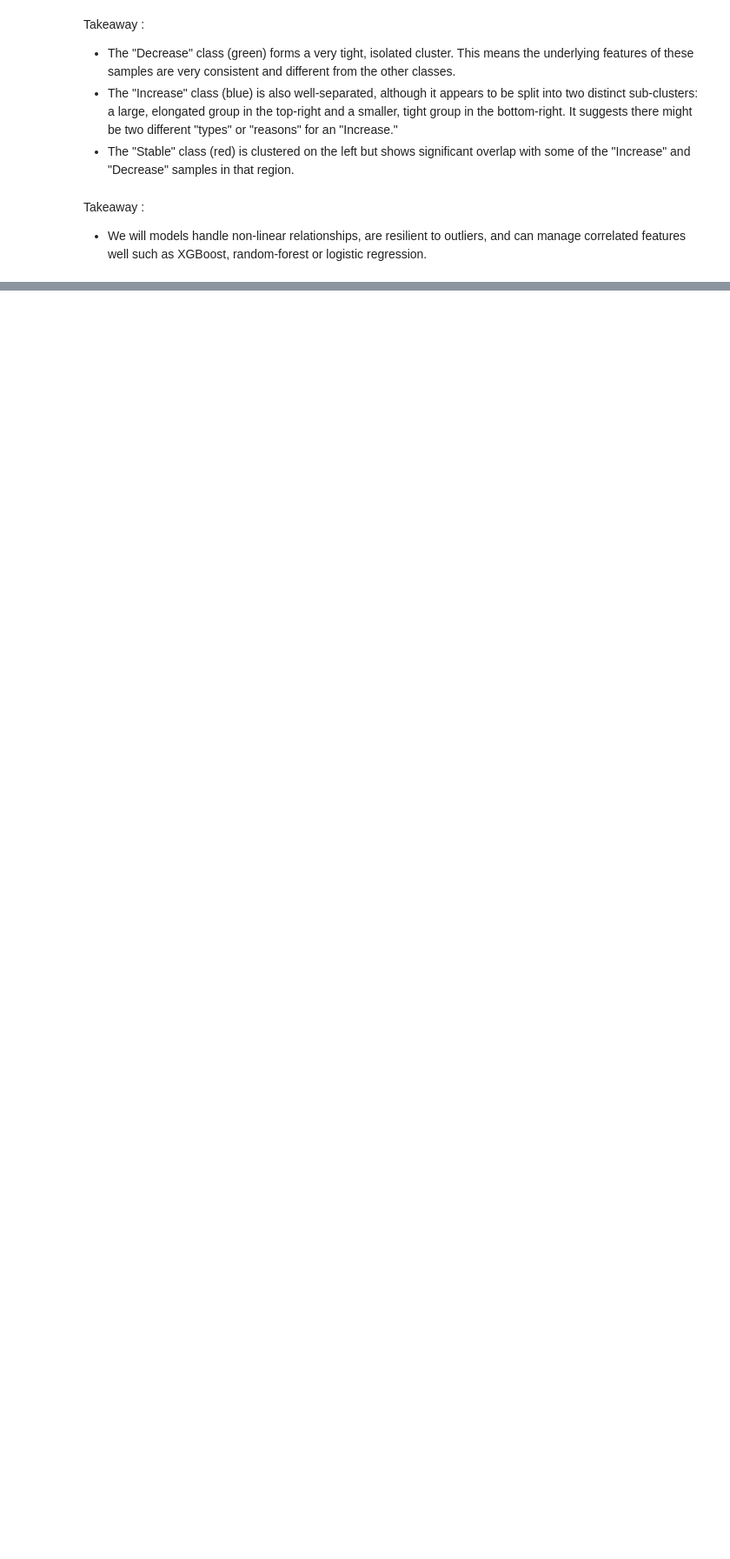
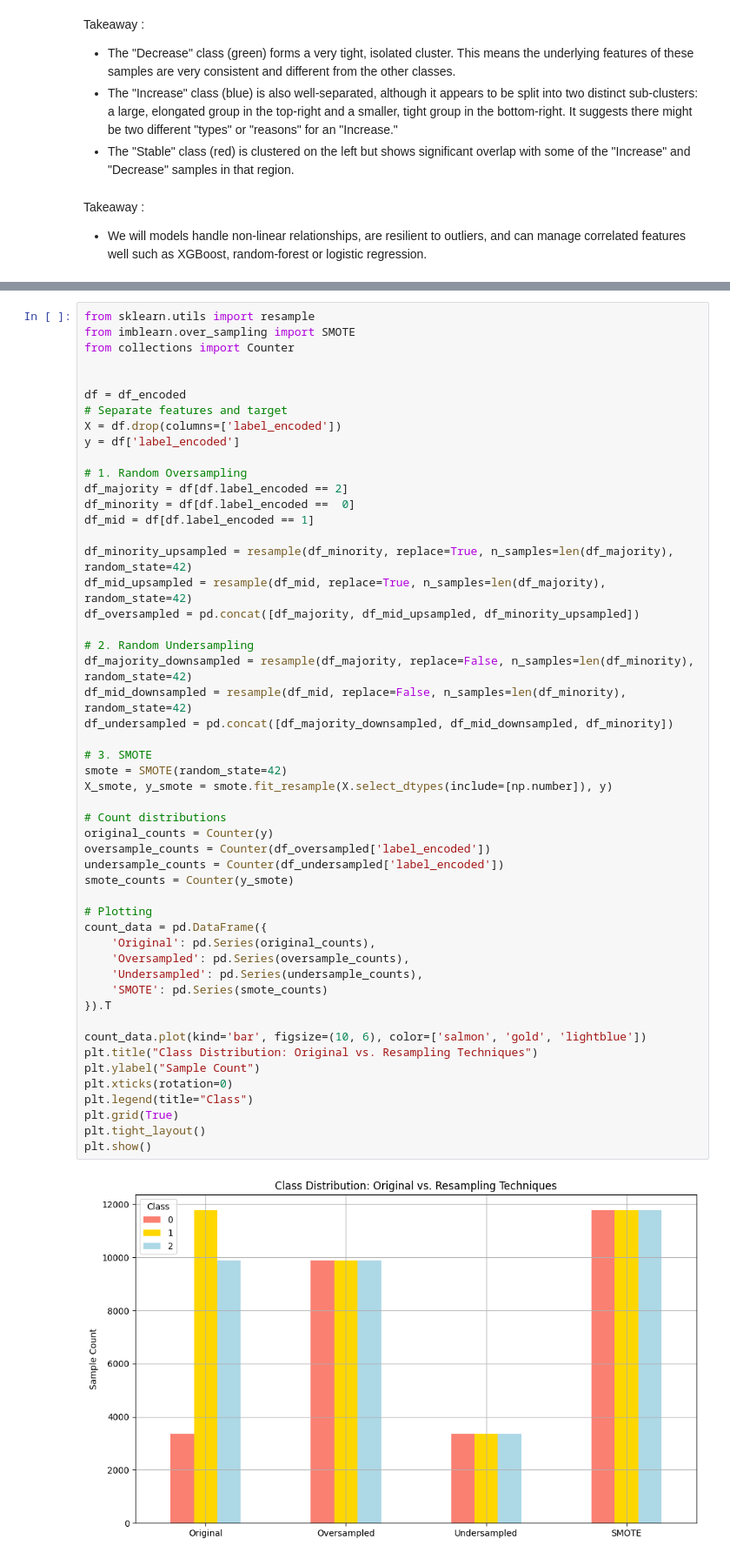
Before and after one commit to AdityaUnal/CreditStore, a Jupyter notebook: classification.ipynb, the cells around one changed output, grey strips where cells are left out. Shown at 87% size. Cells and saved outputs as stored; diff of their text form; blank space fills up the shorter version.

```diff
--- a/classification.ipynb
+++ b/classification.ipynb
@@ -167,0 +206,53 @@ plt.show()
+# %%
+from sklearn.utils import resample
+from imblearn.over_sampling import SMOTE
+from collections import Counter
+
+
+df = df_encoded
+# Separate features and target
+X = df.drop(columns=['label_encoded'])
+y = df['label_encoded']
+
+# 1. Random Oversampling
+df_majority = df[df.label_encoded == 2]
+df_minority = df[df.label_encoded ==  0]
+df_mid = df[df.label_encoded == 1]
+
+df_minority_upsampled = resample(df_minority, replace=True, n_samples=len(df_majority), random_state=42)
+df_mid_upsampled = resample(df_mid, replace=True, n_samples=len(df_majority), random_state=42)
+df_oversampled = pd.concat([df_majority, df_mid_upsampled, df_minority_upsampled])
+
+# 2. Random Undersampling
+df_majority_downsampled = resample(df_majority, replace=False, n_samples=len(df_minority), random_state=42)
+df_mid_downsampled = resample(df_mid, replace=False, n_samples=len(df_minority), random_state=42)
+df_undersampled = pd.concat([df_majority_downsampled, df_mid_downsampled, df_minority])
+
+# 3. SMOTE
+smote = SMOTE(random_state=42)
+X_smote, y_smote = smote.fit_resample(X.select_dtypes(include=[np.number]), y)
+
+# Count distributions
+original_counts = Counter(y)
+oversample_counts = Counter(df_oversampled['label_encoded'])
+undersample_counts = Counter(df_undersampled['label_encoded'])
+smote_counts = Counter(y_smote)
+
+# Plotting
+count_data = pd.DataFrame({
+    'Original': pd.Series(original_counts),
+    'Oversampled': pd.Series(oversample_counts),
+    'Undersampled': pd.Series(undersample_counts),
+    'SMOTE': pd.Series(smote_counts)
+}).T
+
+count_data.plot(kind='bar', figsize=(10, 6), color=['salmon', 'gold', 'lightblue'])
+plt.title("Class Distribution: Original vs. Resampling Techniques")
+plt.ylabel("Sample Count")
+plt.xticks(rotation=0)
+plt.legend(title="Class")
+plt.grid(True)
+plt.tight_layout()
+plt.show()
+# %% [output]
+[figure, added]
```
Also changed, not shown: parts of 5 cells of this notebook, 1 other file.
